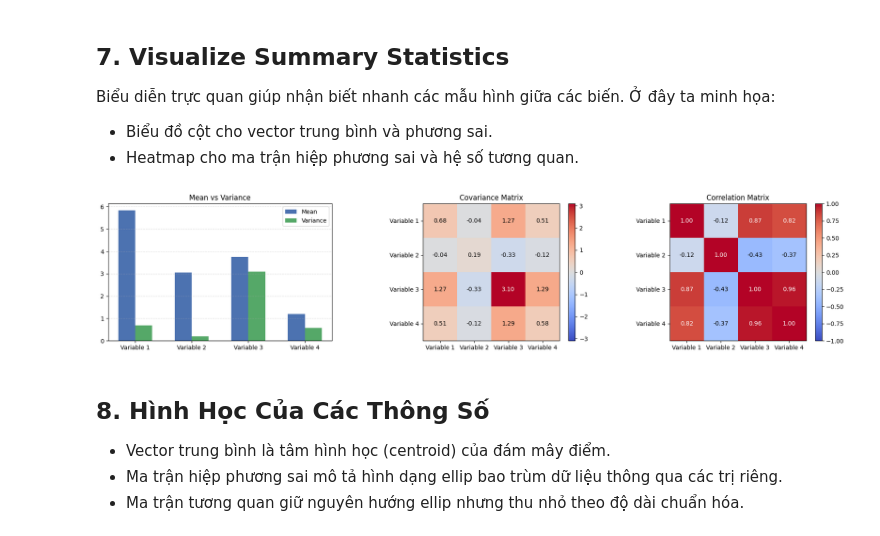
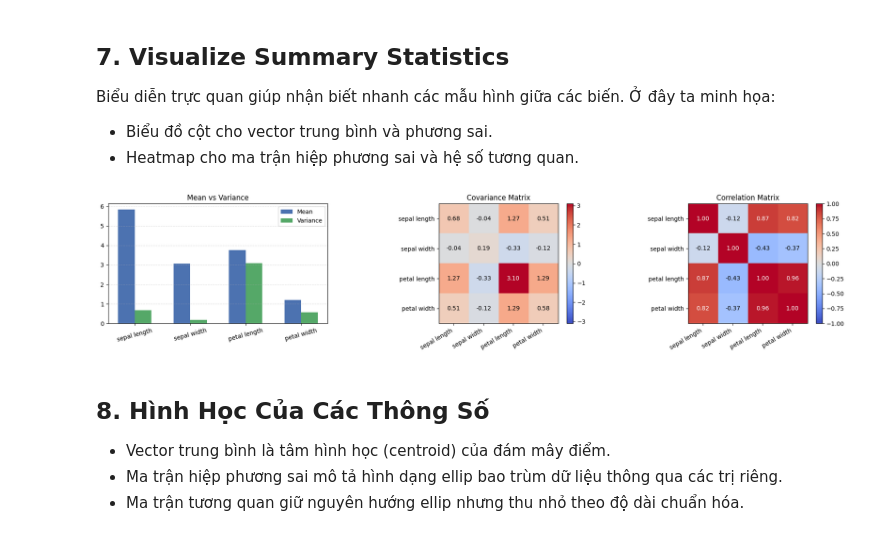
Before and after one commit to ntnthinh205/gk_msa, a Jupyter notebook: multivariate_statistics.ipynb, the cells around one changed output. Saved outputs shown, nothing was run; the diff lists cells and outputs as text; code cells hidden in the pictures.

```diff
--- a/multivariate_statistics.ipynb
+++ b/multivariate_statistics.ipynb
@@ -135,42 +135,42 @@ Biểu diễn trực quan giúp nhận biết nhanh các mẫu hình giữa các
 # %%
 fig, axes = plt.subplots(1, 3, figsize=(18, 4))
 axes_arr = axes if isinstance(axes, np.ndarray) else np.array([axes], dtype=object)
-var_labels = [f"Variable {idx+1}" for idx in range(p)]
+var_labels = [name.replace(" (cm)", "") for name in feature_names]
 positions = np.arange(p)
 
 # Bar chart to compare mean vs variance magnitude per variable
 axes_arr[0].bar(positions - 0.15, mean_vector, width=0.3, label="Mean", color="#4C72B0")
 axes_arr[0].bar(positions + 0.15, variance_vector, width=0.3, label="Variance", color="#55A868")
 axes_arr[0].set_xticks(positions)
-axes_arr[0].set_xticklabels(var_labels)
+axes_arr[0].set_xticklabels(var_labels, rotation=15)
 axes_arr[0].set_title("Mean vs Variance")
 axes_arr[0].legend()
 axes_arr[0].grid(axis="y", linestyle="--", alpha=0.4)
 
 heatmap_targets = [
     (cov_matrix, "Covariance Matrix"),
     (corr_matrix, "Correlation Matrix")
 ]
 
 for ax, (matrix, title) in zip(axes_arr[1:], heatmap_targets):
     scale = np.max(np.abs(matrix)) or 1.0
     im = ax.imshow(matrix, cmap="coolwarm", vmin=-scale, vmax=scale)
     ax.set_xticks(positions)
     ax.set_yticks(positions)
-    ax.set_xticklabels(var_labels)
+    ax.set_xticklabels(var_labels, rotation=30, ha="right")
     ax.set_yticklabels(var_labels)
     ax.set_title(title)
     for row in range(p):
         for col in range(p):
             value = matrix[row, col]
             text_color = "white" if abs(value) > scale * 0.5 else "black"
             ax.text(col, row, f"{value:.2f}", ha="center", va="center", color=text_color)
     plt.colorbar(im, ax=ax, fraction=0.046, pad=0.04)
 
 plt.tight_layout()
 plt.show()
 # %% [output]
-[figure, old version]
+[figure, new version]
 # %% [markdown]
 ## 8. Hình Học Của Các Thông Số
 
```
Also changed, not shown: parts of 3 cells of this notebook.
